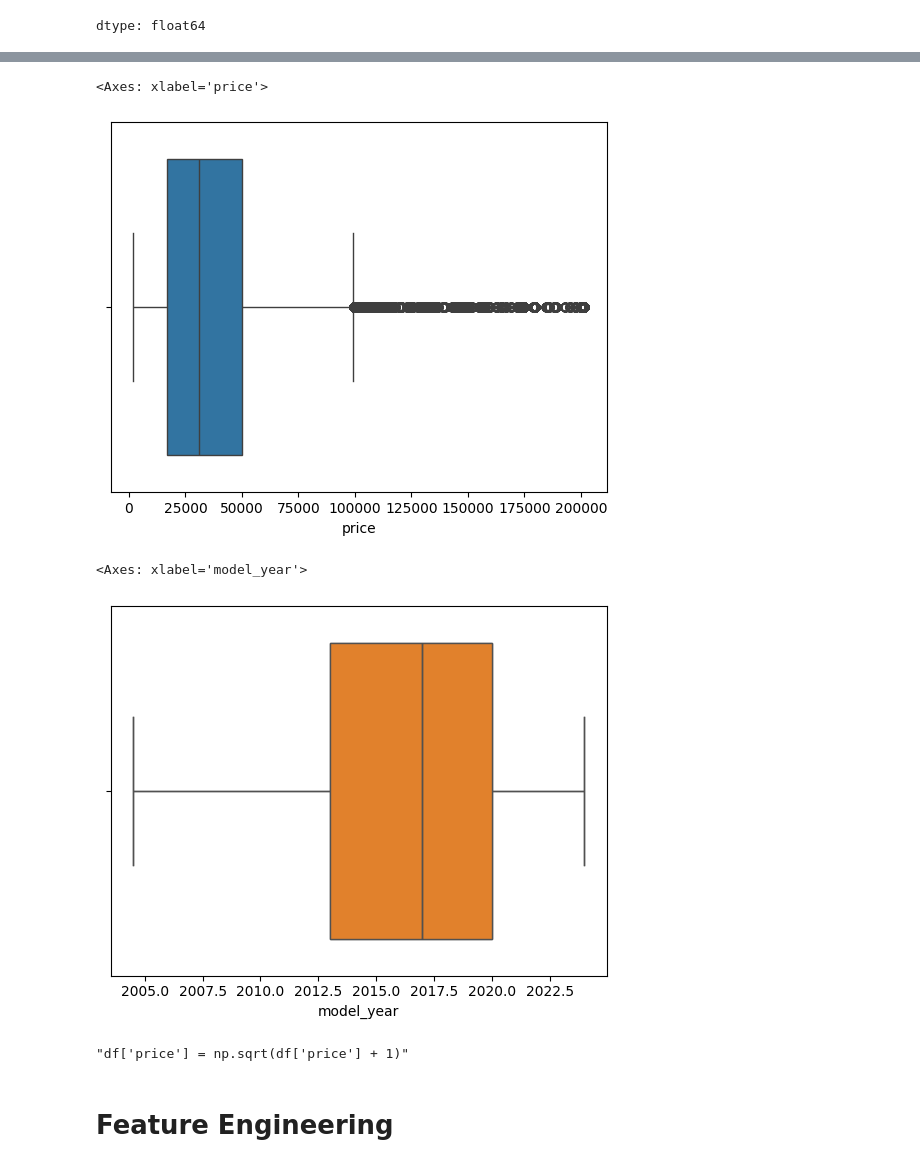
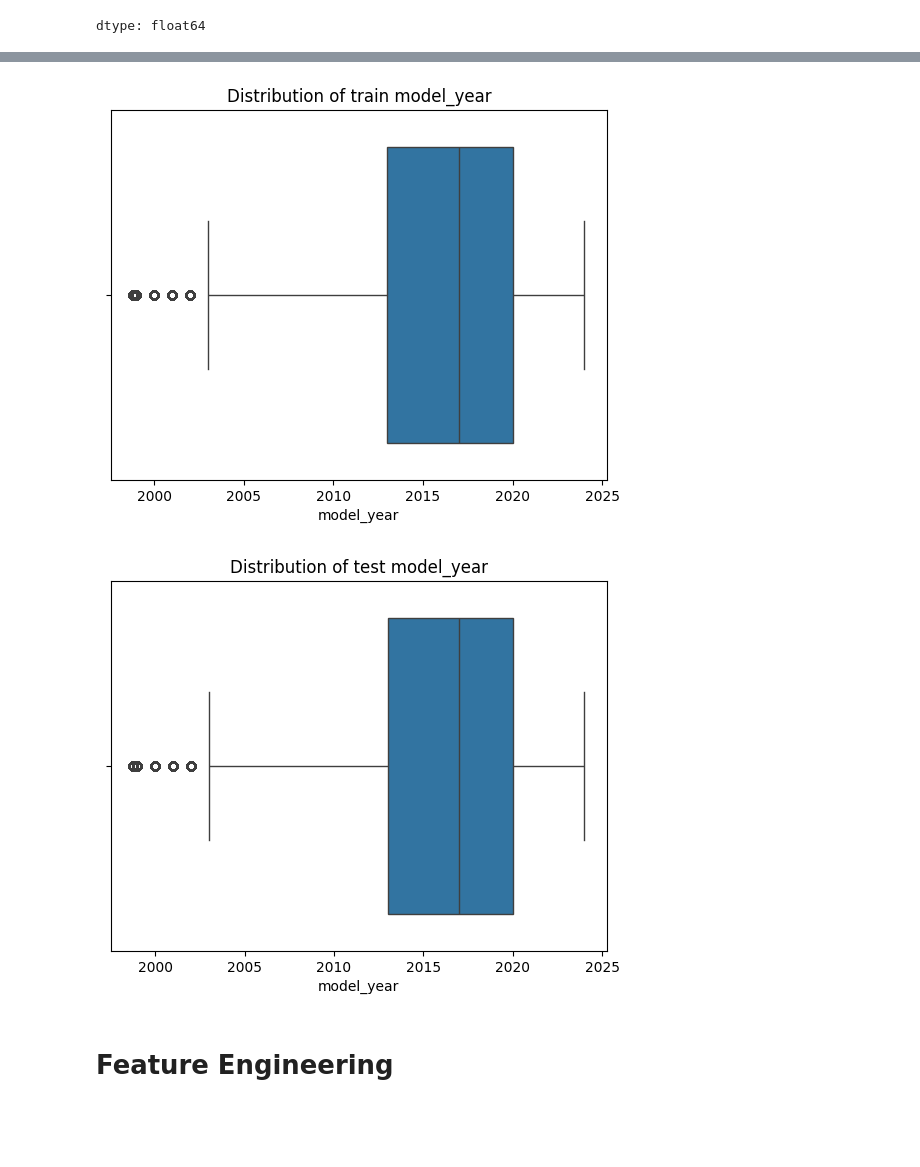
Before and after one commit to omkar-thite/used_car_regression_kaggle, a Jupyter notebook: used_car_regression.ipynb, the cells around one changed output, grey strips where cells are left out. Saved outputs shown, nothing was run; the diff lists cells and outputs as text; code cells hidden in the pictures; blank space fills up the shorter version.

```diff
--- a/used_car_regression.ipynb
+++ b/used_car_regression.ipynb
@@ -216,0 +261,7 @@ def handle_outliers(col, limit=2):
+# %%
+df['price'] = handle_outliers(df['price'], 3)
+df['milage'] = handle_outliers(df['milage'], 3)
+df['model_year'] = handle_outliers(df['model_year'], 3)
+
+test['milage'] = handle_outliers(test['milage'], 3)
+test['model_year'] = handle_outliers(test['model_year'], 3)
@@ -242,7 +285,0 @@ sns.boxplot(x=test['model_year'])
-# %%
-df['price'] = handle_outliers(df['price'], 2)
-df['milage'] = handle_outliers(df['milage'], 2)
-df['model_year'] = handle_outliers(df['model_year'], 2)
-
-test['milage'] = handle_outliers(test['milage'], 2)
-test['model_year'] = handle_outliers(test['model_year'], 2)
@@ -254,18 +286,14 @@ sns.boxplot(x=test['milage']);
-# %%
-sns.boxplot(x=df['price'])
-# %% [output]
-<Axes: xlabel='price'>
-[figure, removed]
 # %%
-sns.boxplot(x=df['model_year']);
 sns.boxplot(x=df['model_year'])
+plt.title("Distribution of train model_year")
+plt.show()
+
+sns.boxplot(x=test['model_year'])
+plt.title("Distribution of test model_year")
+plt.show()
 # %% [output]
-<Axes: xlabel='model_year'>
-[figure, old version]
+[figure, new version]
+[figure, added]
-# %%
-'''df['price'] = np.sqrt(df['price'] + 1)'''
-# %% [output]
-"df['price'] = np.sqrt(df['price'] + 1)"
 # %% [markdown]
 # Feature Engineering
 # %% [markdown]
```
Also changed, not shown: parts of 60 cells of this notebook.
